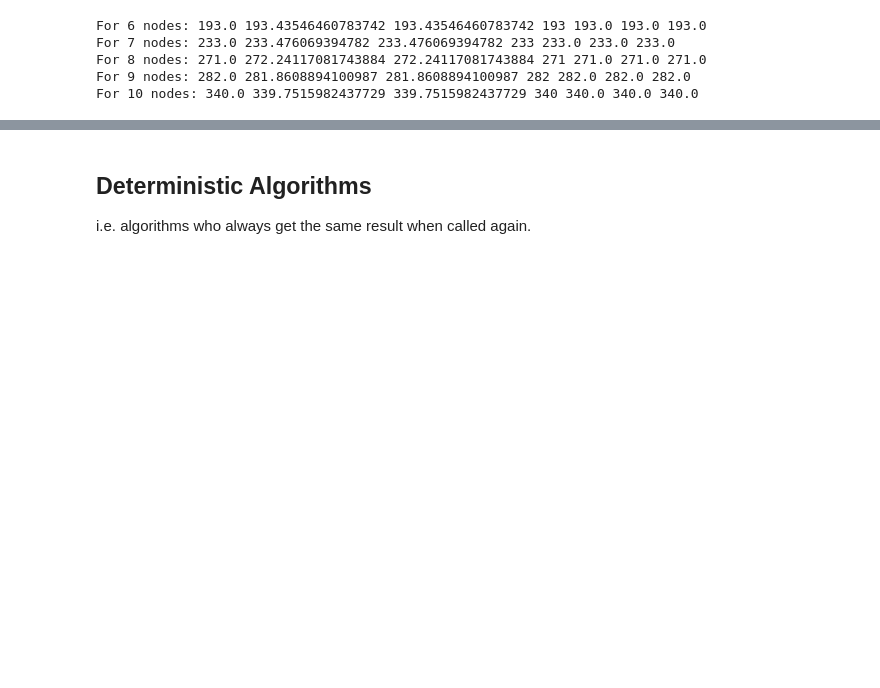
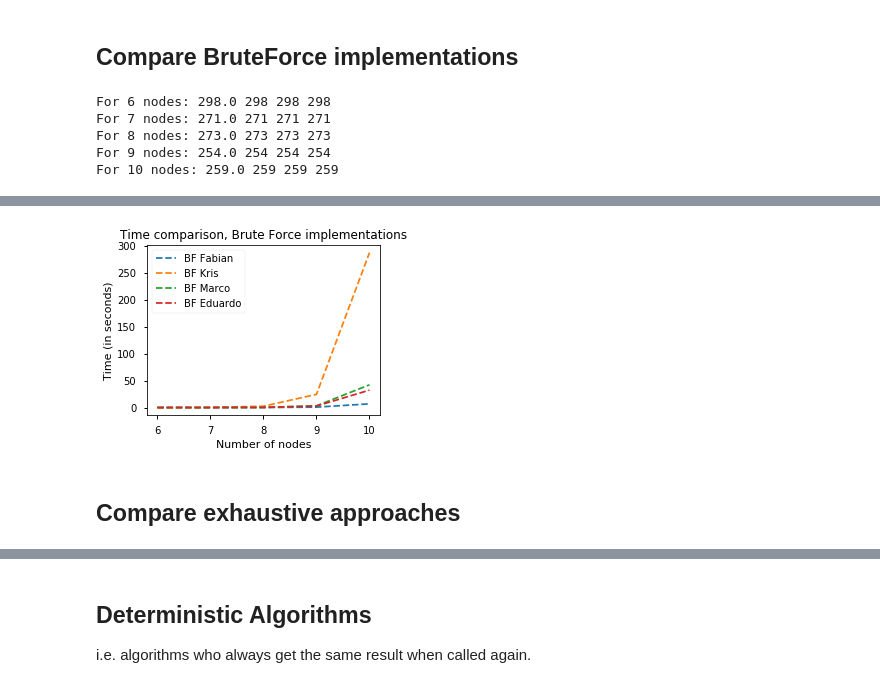
Before and after one commit to FabianWalocha/TSProject, a Jupyter notebook: benchmarking/Benchmarking.ipynb, the cells around one changed output, grey strips where cells are left out. Cells and saved outputs as stored; diff of their text form; code cells hidden in the pictures; blank space fills up the shorter version.

```diff
--- a/benchmarking/Benchmarking.ipynb
+++ b/benchmarking/Benchmarking.ipynb
@@ -43,6 +43,8 @@ def coordWrapper(coords):
             adj_mat[idx,idx2] = pdist([coords[idx],coords[idx2]])
             adj_mat[idx2,idx] = pdist([coords[idx],coords[idx2]])
     return adj_mat
+# %% [markdown]
+## Compare BruteForce implementations
 # %%
 highN = 11
 lowN = 6
@@ -50,14 +52,6 @@ t1 = np.zeros([highN-lowN,1])
 t2 = np.zeros([highN-lowN,1])
 t3 = np.zeros([highN-lowN,1])
 t4 = np.zeros([highN-lowN,1])
-t5 = np.zeros([highN-lowN,1])
-t6 = np.zeros([highN-lowN,1])
-t7 = np.zeros([highN-lowN,1])
-t8 = np.zeros([highN-lowN,1])
-t9 = np.zeros([highN-lowN,1])
-t10 = np.zeros([highN-lowN,1])
-t11 = np.zeros([highN-lowN,1])
-
 
 for idx in range(lowN,highN):
     coords = createCoords(idx)
@@ -72,26 +66,21 @@ for idx in range(lowN,highN):
                                                   max_iterations=mt.factorial(idx),
                                                   return_graph=False)
 
-    resM2, stuff, t8[idx-lowN] = bnb.BranchAndBound(graph)
-    resM3, stuff, t9[idx-lowN] = bnbt.BranchAndBoundBinaryTree(graph)
-    resM4, stuff, t10[idx-lowN] = divc.DivideAndConquer(graph)
-    resM5, stuff, t11[idx-lowN] = dp.DynamicProgramming(graph)
-
-    print("For", idx, "nodes:",resF, resK, resM, resE, resM3, resM4, resM5)
+    print("For", idx, "nodes:",resF, resK, resM, resE)
 # %% [output]
-For 6 nodes: 193.0 193.43546460783742 193.43546460783742 193 193.0 193.0 193.0
-For 7 nodes: 233.0 233.476069394782 233.476069394782 233 233.0 233.0 233.0
-For 8 nodes: 271.0 272.24117081743884 272.24117081743884 271 271.0 271.0 271.0
-For 9 nodes: 282.0 281.8608894100987 281.8608894100987 282 282.0 282.0 282.0
-For 10 nodes: 340.0 339.7515982437729 339.7515982437729 340 340.0 340.0 340.0
+For 6 nodes: 298.0 298 298 298
+For 7 nodes: 271.0 271 271 271
+For 8 nodes: 273.0 273 273 273
+For 9 nodes: 254.0 254 254 254
+For 10 nodes: 259.0 259 259 259
 # %%
-%config InlineBackend.figure_format = 'svg'
-
 vals = np.transpose(np.squeeze([t1,t2,t3,t4]))
-plt.figure(figsize=(4,3))
-plt.plot(range(lowN,highN),list(vals), '--x')
+fig = plt.figure(figsize=(4,3))
+plt.plot(range(lowN,highN),list(vals), '--')
+plt.tight_layout()
 plt.legend(['BF Fabian','BF Kris','BF Marco','BF Eduardo'])
+plt.title('Time comparison, Brute Force implementations')
 plt.xlabel('Number of nodes')
 plt.ylabel('Time (in seconds)')
-plt.show()
+plt.savefig('../plots/compBruteForce.png',dpi=300, bbox_inches="tight")
 # %% [output]
@@ -98,0 +87,3 @@ plt.show()
+[figure, added]
+# %% [markdown]
+## Compare exhaustive approaches
```
Also changed, not shown: parts of 15 cells of this notebook, 10 other files.
